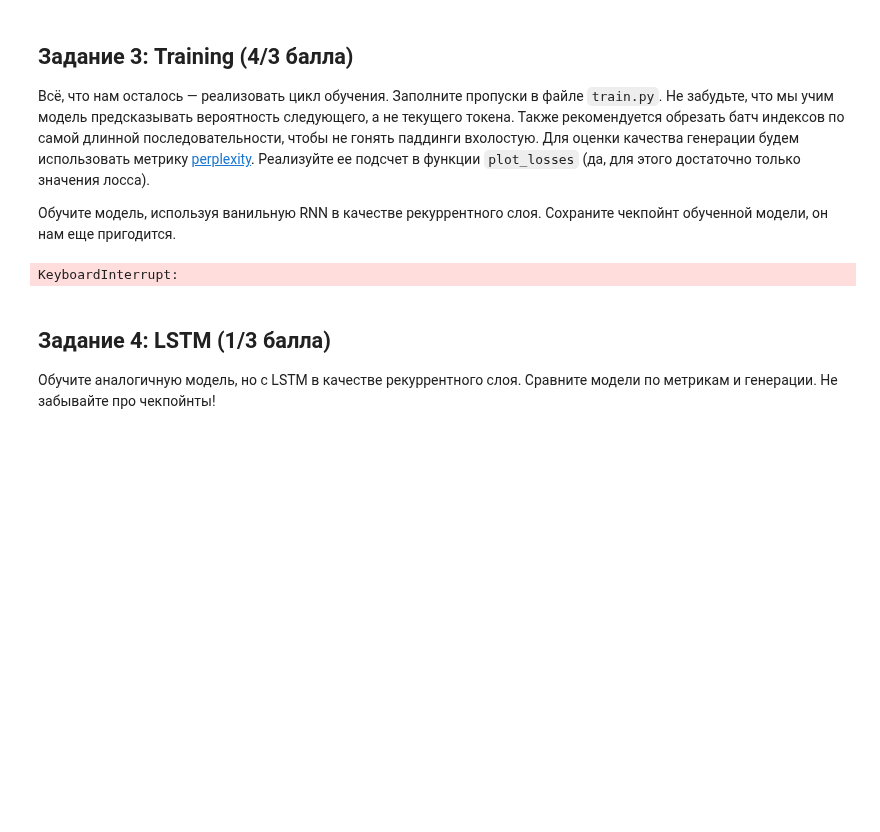
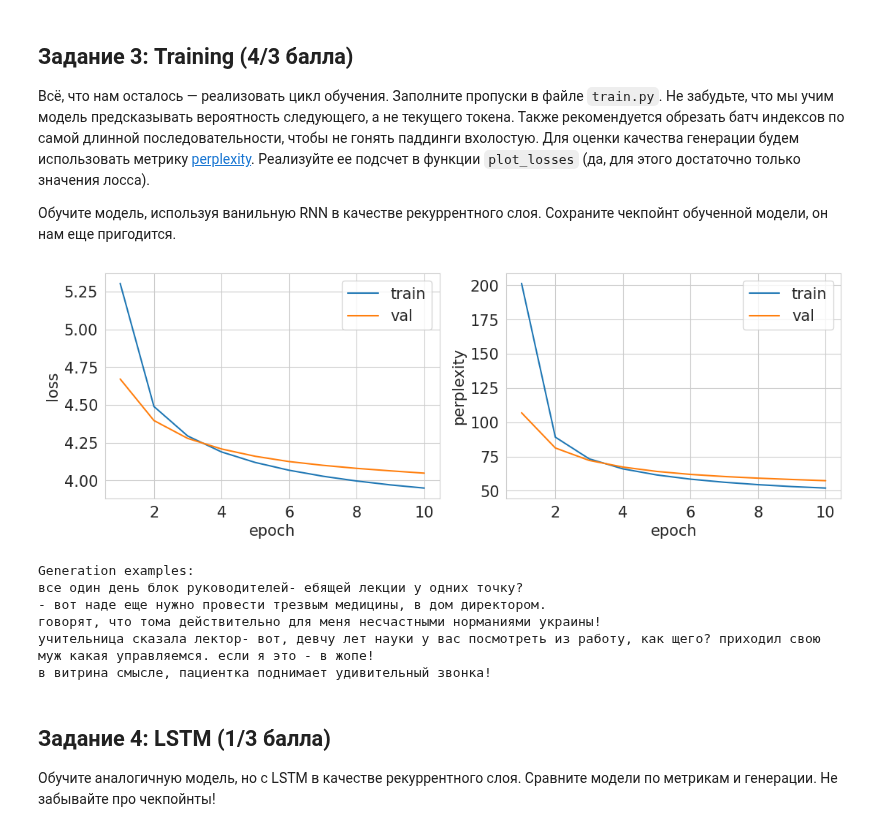
Before and after one commit to PavelMKh/HSE-AI, a Jupyter notebook: DL/hw4/HW4_Khomenko.ipynb, the cells around one changed output. Drawn from its saved outputs; the diff is of its cells as text; code cells hidden in the pictures; blank space fills up the shorter version.

```diff
--- a/DL/hw4/HW4_Khomenko.ipynb
+++ b/DL/hw4/HW4_Khomenko.ipynb
@@ -99,23 +99,30 @@ for prefix in ["", "купил мужик шляпу,", "сел медведь
 # %%
 optimizer = optim.Adam(model.parameters(), lr=1e-3)
 scheduler = None
 
 train_loader = DataLoader(train_set, batch_size=256, shuffle=False)
 val_loader = DataLoader(valid_set, batch_size=256, shuffle=False)
 
-device = torch.device('cuda')
+device = torch.device('cuda:0')
+model.to(device)
 
 train(
     model=model,
     optimizer=optimizer,
     scheduler=scheduler,
     train_loader=train_loader,
     val_loader=val_loader,
-    num_epochs=20,
+    num_epochs=10,
     num_examples=5
 )
 # %% [output]
+[figure, added]
-KeyboardInterrupt:
+Generation examples:
+все один день блок руководителей- ебящей лекции у одних точку?
+- вот наде еще нужно провести трезвым медицины, в дом директором.
+говорят, что тома действительно для меня несчастными норманиями украины!
+учительница сказала лектор- вот, девчу лет науки у вас посмотреть из работу, как щего? приходил свою муж какая управляемся. если я это - в жопе!
+в витрина смысле, пациентка поднимает удивительный звонка!
 # %% [markdown]
 ## Задание 4: LSTM (1/3 балла)
 
```
Also changed, not shown: parts of 1 cell of this notebook.
